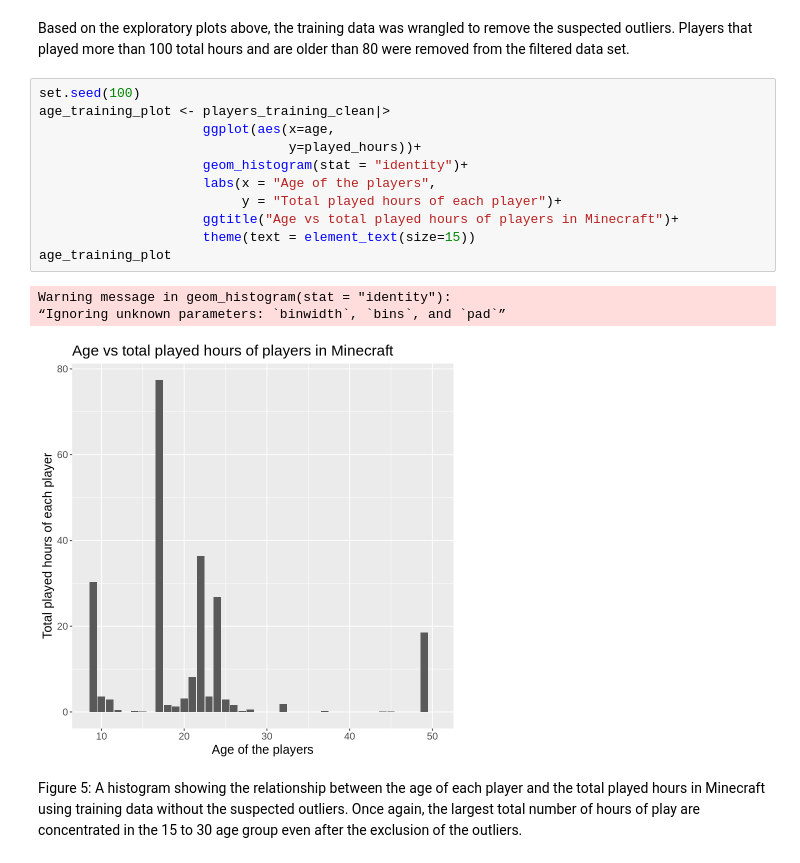
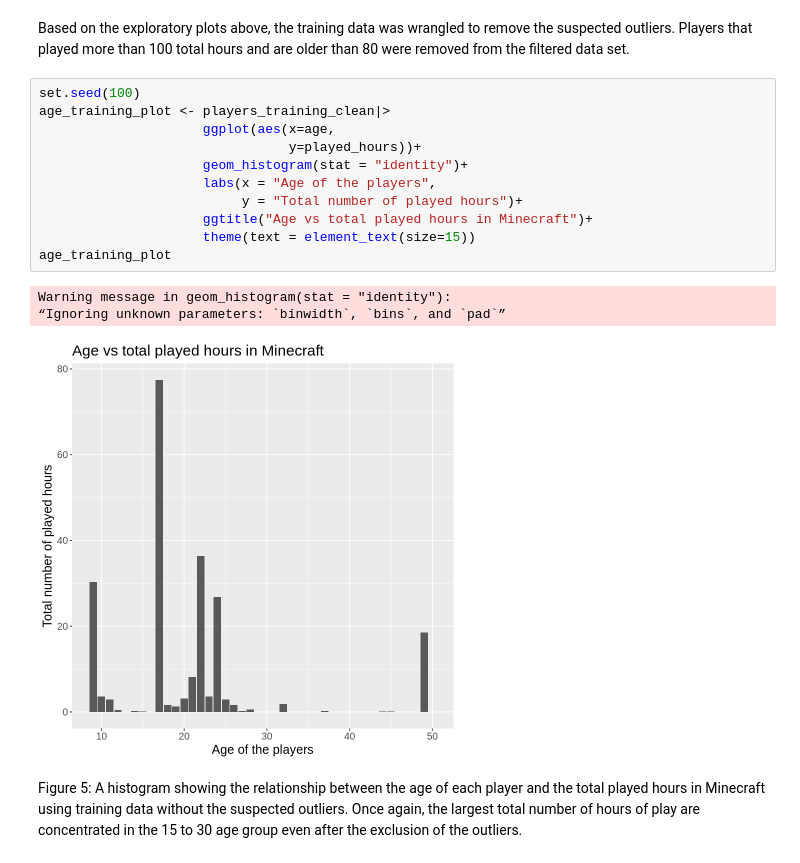
Before and after one commit to janeymhe/dsci-100-project, a Jupyter notebook: final_project.ipynb, the cells around one changed output. Drawn from its saved outputs; the diff is of its cells as text.

```diff
--- a/final_project.ipynb
+++ b/final_project.ipynb
@@ -242,18 +242,18 @@ Based on the exploratory plots above, the training data was wrangled to remove t
 # %%
 set.seed(100)
 age_training_plot <- players_training_clean|>
                      ggplot(aes(x=age,
                                 y=played_hours))+
                      geom_histogram(stat = "identity")+
                      labs(x = "Age of the players",
-                          y = "Total played hours of each player")+
-                     ggtitle("Age vs total played hours of players in Minecraft")+
+                          y = "Total number of played hours")+
+                     ggtitle("Age vs total played hours in Minecraft")+
                      theme(text = element_text(size=15))
 age_training_plot
 # %% [output]
 Warning message in geom_histogram(stat = "identity"):
 “Ignoring unknown parameters: `binwidth`, `bins`, and `pad`”
-[figure, old version]
+[figure, new version]
 # %% [markdown]
 Figure 5: A histogram showing the relationship between the age of each player and the total played hours in Minecraft using training data without the suspected outliers. Once again, the largest total number of hours of play are concentrated in the 15 to 30 age group even after the exclusion of the outliers.
 # %%
```
Also changed, not shown: parts of 4 cells of this notebook.
